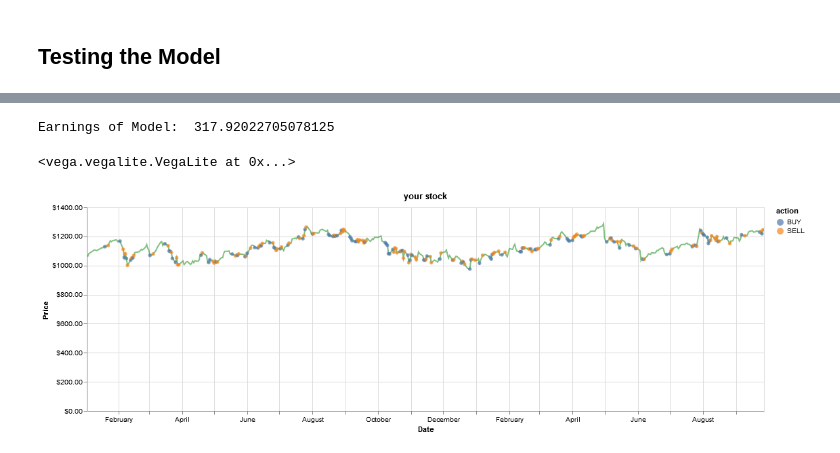
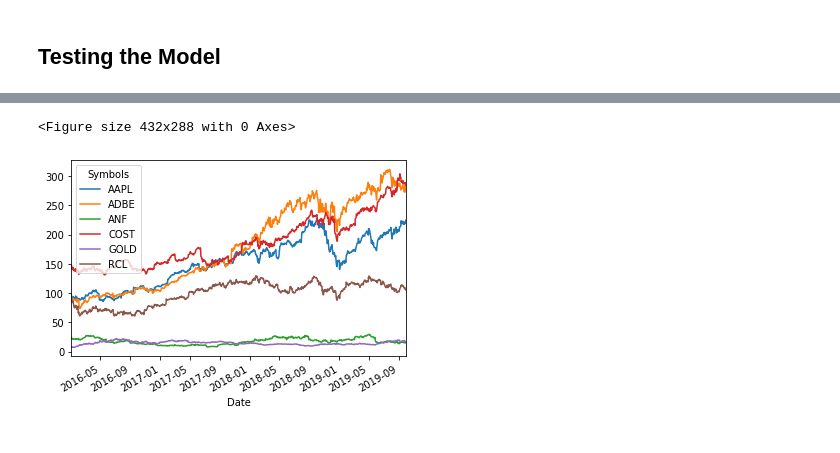
Before and after one commit to Pizajolo/finance-bot, a Jupyter notebook: test-reinforcement/visualize.ipynb, the cells around one changed output, grey strips where cells are left out. Cells and saved outputs as stored; diff of their text form; code cells hidden in the pictures.

Commit message:
Code cleaned (function getstockdata removed,...) Test function created in visualize.ipynb (load and test stocks)

```diff
--- a/test-reinforcement/visualize.ipynb
+++ b/test-reinforcement/visualize.ipynb
@@ -292,42 +228,24 @@ df.tail()
 ## Testing the Model
 # %%
 # Loading Test Data
+# Setting Start and Enddate for Validation
 
-# Setting Start and Enddate for Validation
-start_test = datetime.datetime(2018, 1, 1)
+
+start_test = datetime.datetime(2016, 1, 1)
 end_test = datetime.datetime.now()
 
 # Load Test Data
-df_test = web.DataReader('GooG','yahoo',
+
+# Load several stocks
+df_test = web.DataReader(['ADBE', 'AAPL', 'RCL', 'COST', 'ANF', 'GOLD'],'yahoo',
                                start=start_test,
-                               end=end_test)
+                               end=end_test)['Adj Close']
+df2_test = web.DataReader('GOLD','yahoo',
+                               start=start_test, end=end_test)
 
-df2_test = web.DataReader('GOLD','yahoo',
-                               start=start_test,
-                               end=end_test)
-
-dft = df_test # will be used to show actions and for plotting
-
-#rename feature column names
-dft = dft.rename(columns={'Adj Close': 'actual'})
-
-
-# Generate list objects
-df_test_list = list(df_test['Adj Close'])
+# Convert df2_test to list
 df2_test_list = list(df2_test['Adj Close'])
 
-
-# Deleting obsolete dataframes
-del df_test
-del df2_test
-
-test_data = df_test_list
-test_data2 = df2_test_list
-
-
-val_result, history = evaluate_model(agent, test_data, test_data2, window_size, debug)
-show_eval_result(model_name, val_result, initial_offset)
-chart = visualize(df, history)
-print("Earnings of Model: ", val_result)
-chart
+plt.figure();
+df_test.plot();
 # %% [output]
@@ -345,3 +270,2 @@ I0929 16:50:33.630617 15608 evaluate.py:111] model_Stefan: +$317.92
-Earnings of Model:  317.92022705078125
+<Figure size 432x288 with 0 Axes>
-<vega.vegalite.VegaLite at 0x...>
-[figure, old version]
+[figure, new version]
```
Also changed, not shown: parts of 15 cells of this notebook, 3 other files.
